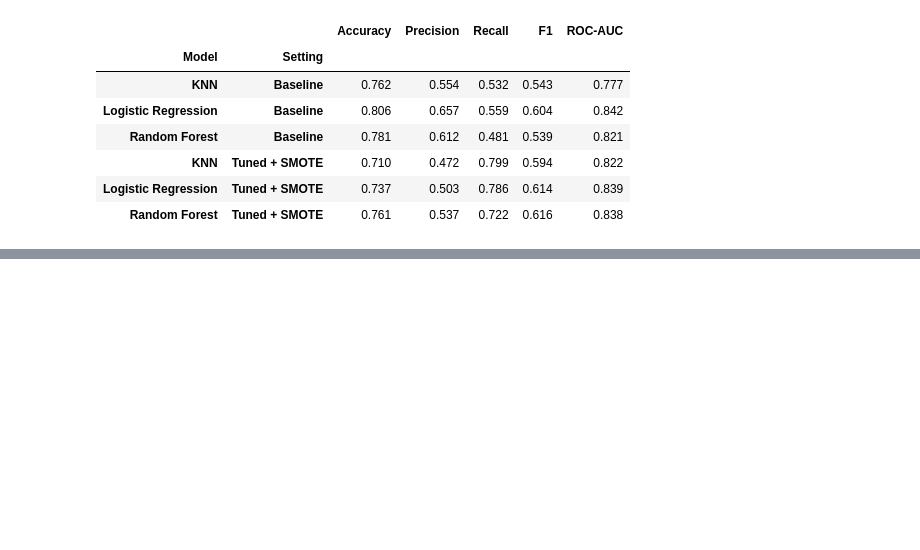
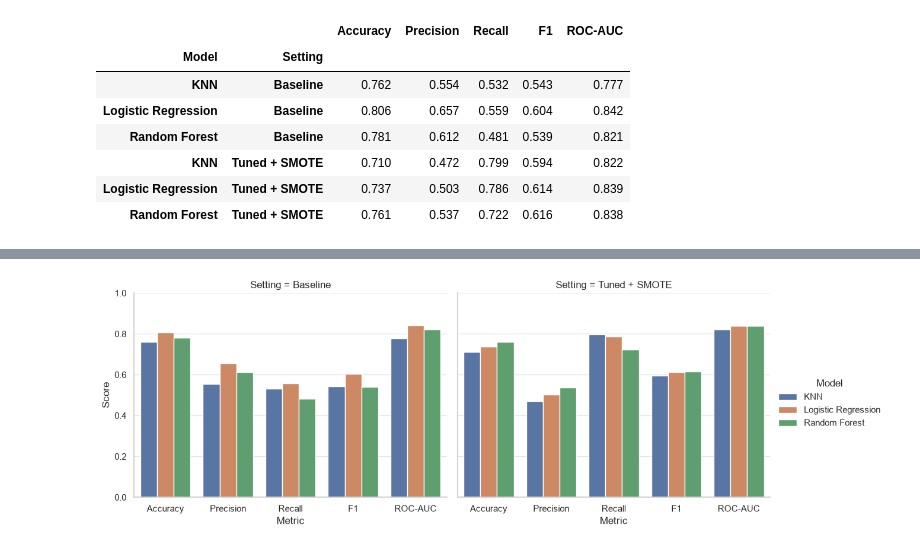
Before and after one commit to TTT-080521/telco-churn-prediction, a Jupyter notebook: notebooks/02_modelling.ipynb, the cells around one changed output, grey strips where cells are left out. Cells and saved outputs as stored; diff of their text form; code cells hidden in the pictures; blank space fills up the shorter version.

```diff
--- a/notebooks/02_modelling.ipynb
+++ b/notebooks/02_modelling.ipynb
@@ -147,0 +176,10 @@ results_df
+# %%
+plot_df = results_df.reset_index().melt(id_vars=["Model", "Setting"],
+                                        var_name="Metric", value_name="Score")
+g = sns.catplot(data=plot_df, x="Metric", y="Score", hue="Model", col="Setting",
+                kind="bar", height=4.5, aspect=1.3)
+g.set(ylim=(0, 1))
+plt.savefig(FIG_DIR / "08_metric_comparison.png", dpi=150)
+plt.show()
+# %% [output]
+[figure, added]
```
Also changed, not shown: parts of 4 cells of this notebook, 7 other files.
